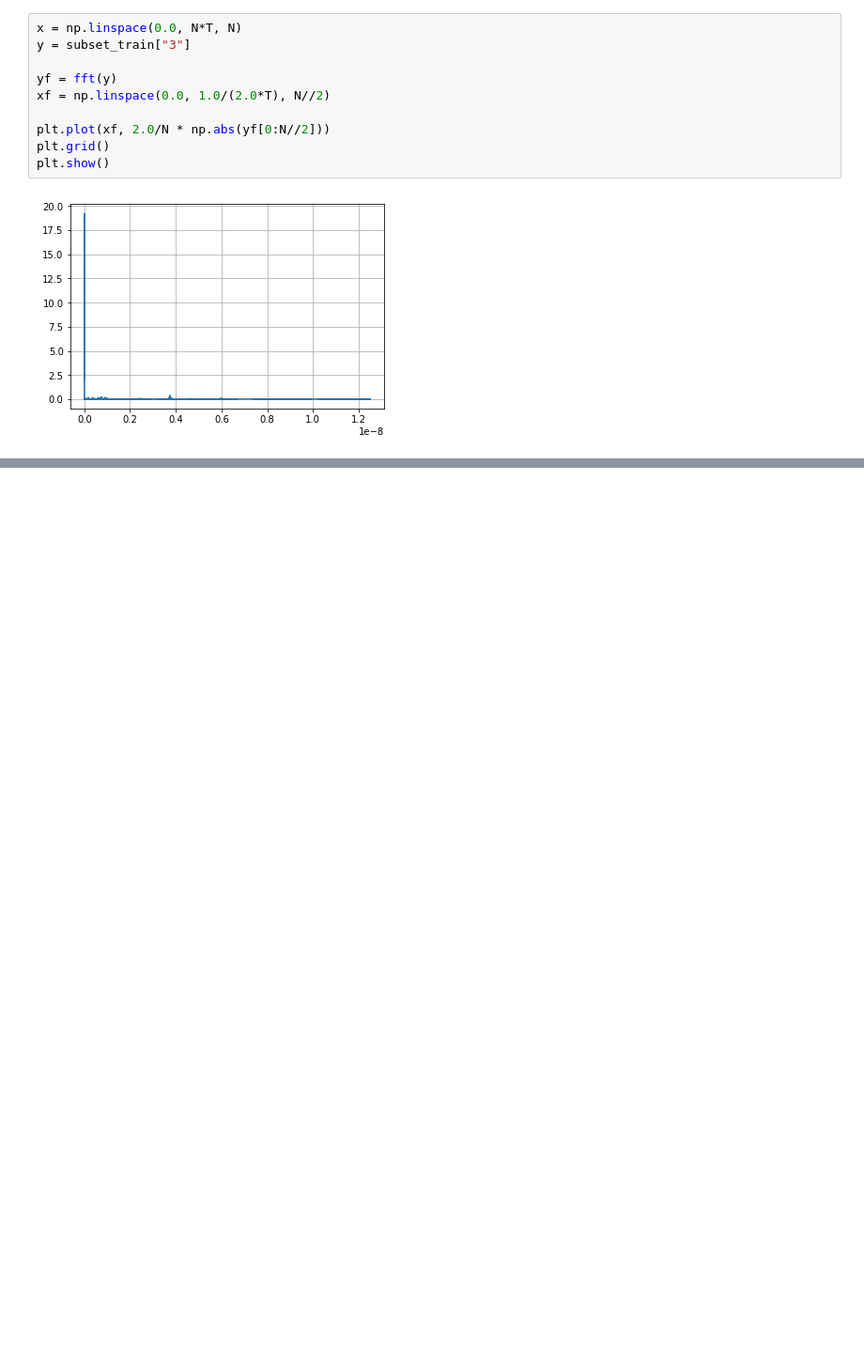
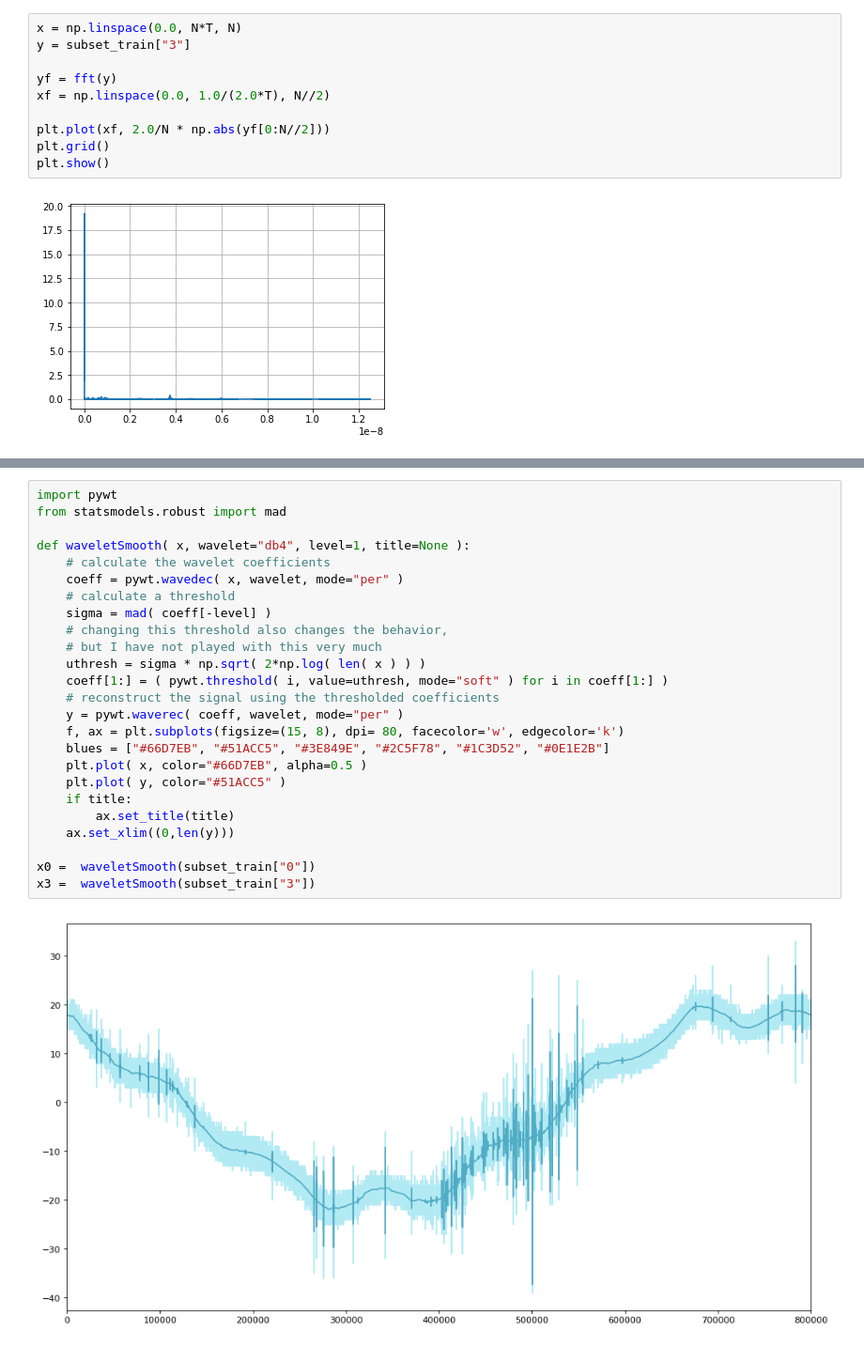
Before and after one commit to jeffreyegan/VSB_Power_Line_Fault_Detection, a Jupyter notebook: VSB_PowerLine_Faults_1.ipynb, the cells around one changed output, grey strips where cells are left out. Shown at 94% size. Drawn from its saved outputs; the diff is of its cells as text; blank space fills up the shorter version.

```diff
--- a/VSB_PowerLine_Faults_1.ipynb
+++ b/VSB_PowerLine_Faults_1.ipynb
@@ -132,0 +183,27 @@ plt.show()
+# %%
+import pywt
+from statsmodels.robust import mad
+
+def waveletSmooth( x, wavelet="db4", level=1, title=None ):
+    # calculate the wavelet coefficients
+    coeff = pywt.wavedec( x, wavelet, mode="per" )
+    # calculate a threshold
+    sigma = mad( coeff[-level] )
+    # changing this threshold also changes the behavior,
+    # but I have not played with this very much
+    uthresh = sigma * np.sqrt( 2*np.log( len( x ) ) )
+    coeff[1:] = ( pywt.threshold( i, value=uthresh, mode="soft" ) for i in coeff[1:] )
+    # reconstruct the signal using the thresholded coefficients
+    y = pywt.waverec( coeff, wavelet, mode="per" )
+    f, ax = plt.subplots(figsize=(15, 8), dpi= 80, facecolor='w', edgecolor='k')
+    blues = ["#66D7EB", "#51ACC5", "#3E849E", "#2C5F78", "#1C3D52", "#0E1E2B"]
+    plt.plot( x, color="#66D7EB", alpha=0.5 )
+    plt.plot( y, color="#51ACC5" )
+    if title:
+        ax.set_title(title)
+    ax.set_xlim((0,len(y)))
+
+x0 =  waveletSmooth(subset_train["0"])
+x3 =  waveletSmooth(subset_train["3"])
+# %% [output]
+[figure, added]
```
Also changed, not shown: parts of 3 cells of this notebook.
